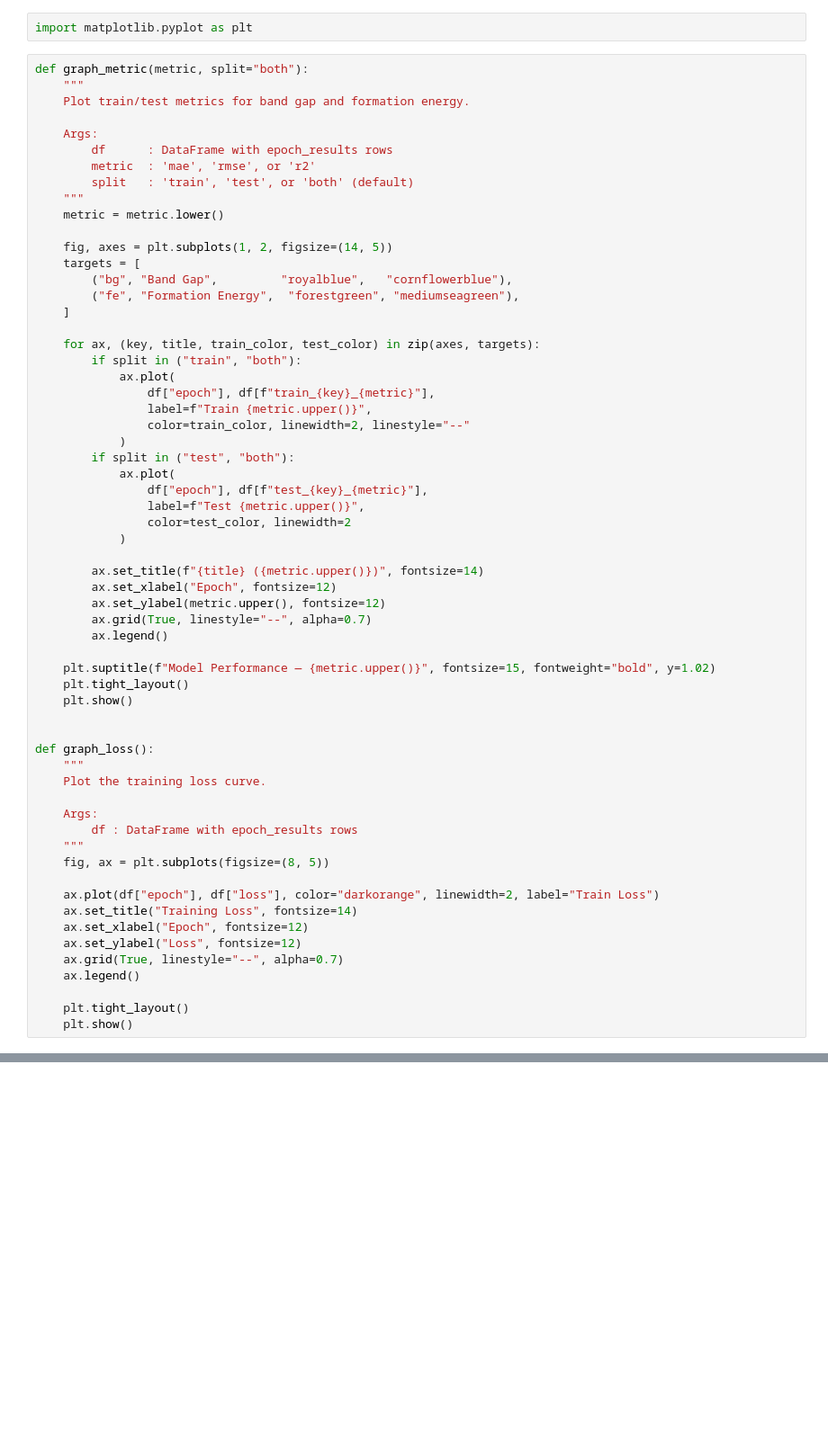
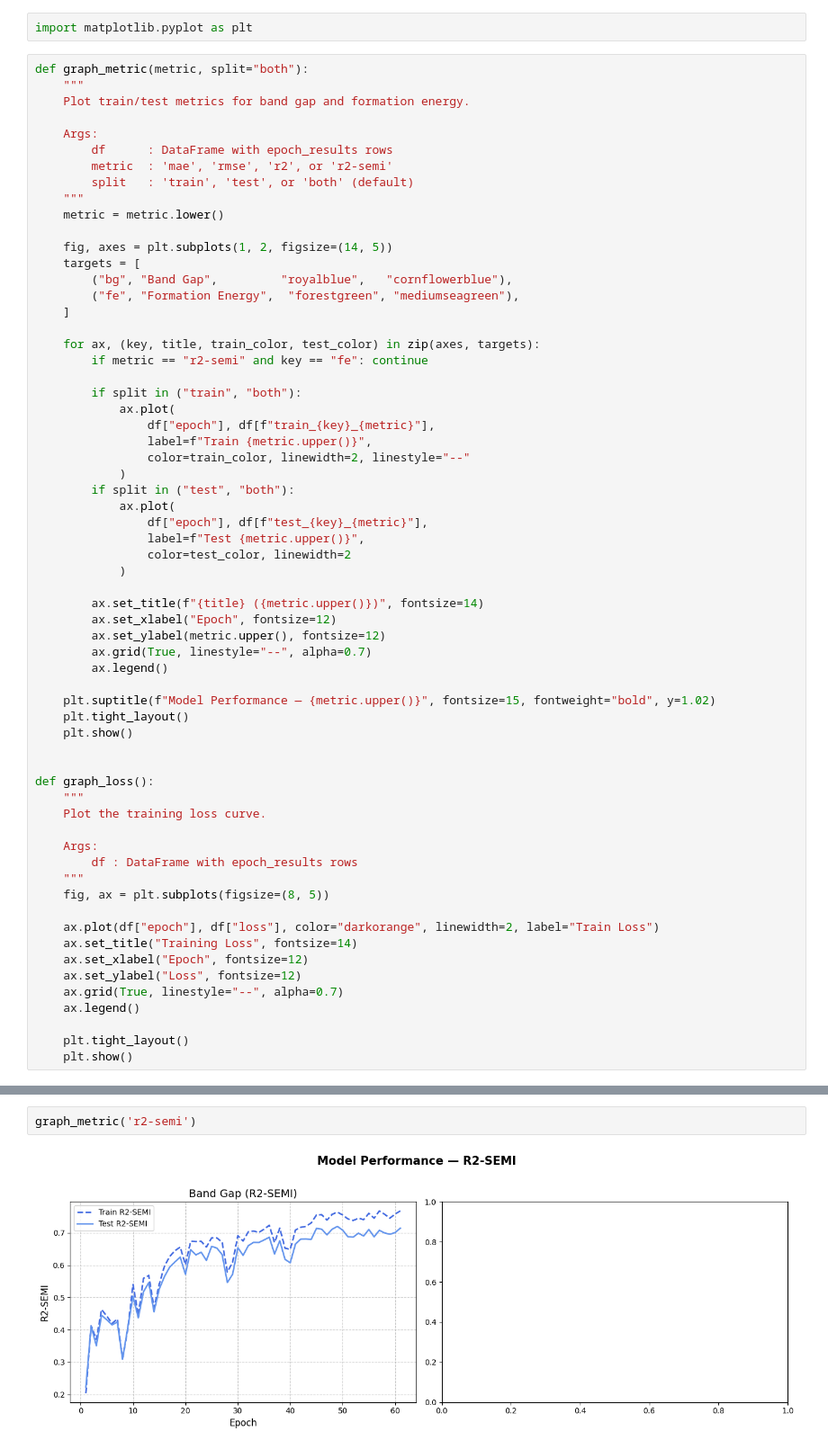
Before and after one commit to danmano411/bandgap-1-gnn, a Jupyter notebook: test-analysis/All_Loss_Curves.ipynb, the cells around one changed output, grey strips where cells are left out. Shown at 90% size. Saved outputs shown, nothing was run; the diff lists cells and outputs as text; blank space fills up the shorter version.

```diff
--- a/test-analysis/All_Loss_Curves.ipynb
+++ b/test-analysis/All_Loss_Curves.ipynb
@@ -30,7 +32,7 @@ def graph_metric(metric, split="both"):
 
     Args:
         df      : DataFrame with epoch_results rows
-        metric  : 'mae', 'rmse', or 'r2'
+        metric  : 'mae', 'rmse', 'r2', or 'r2-semi'
         split   : 'train', 'test', or 'both' (default)
     """
     metric = metric.lower()
@@ -42,6 +44,8 @@ def graph_metric(metric, split="both"):
     ]
 
     for ax, (key, title, train_color, test_color) in zip(axes, targets):
+        if metric == "r2-semi" and key == "fe": continue
+
         if split in ("train", "both"):
             ax.plot(
                 df["epoch"], df[f"train_{key}_{metric}"],
@@ -99,3 +103,7 @@ graph_metric('r2')
+# %%
+graph_metric('r2-semi')
+# %% [output]
+[figure, added]
 # %%
 graph_loss()
 # %% [output]
```
Also changed, not shown: parts of 9 cells of this notebook, 8 other files.
